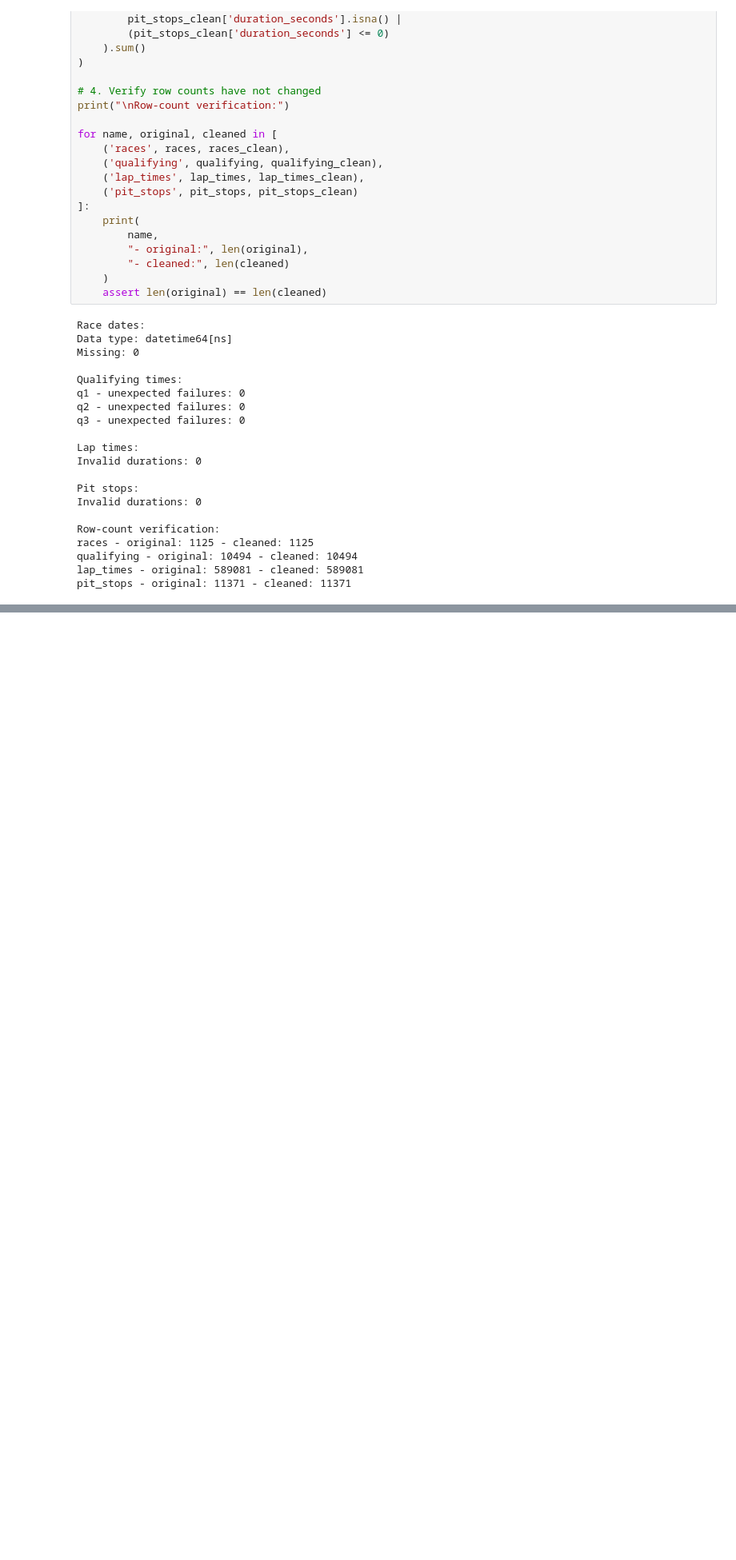
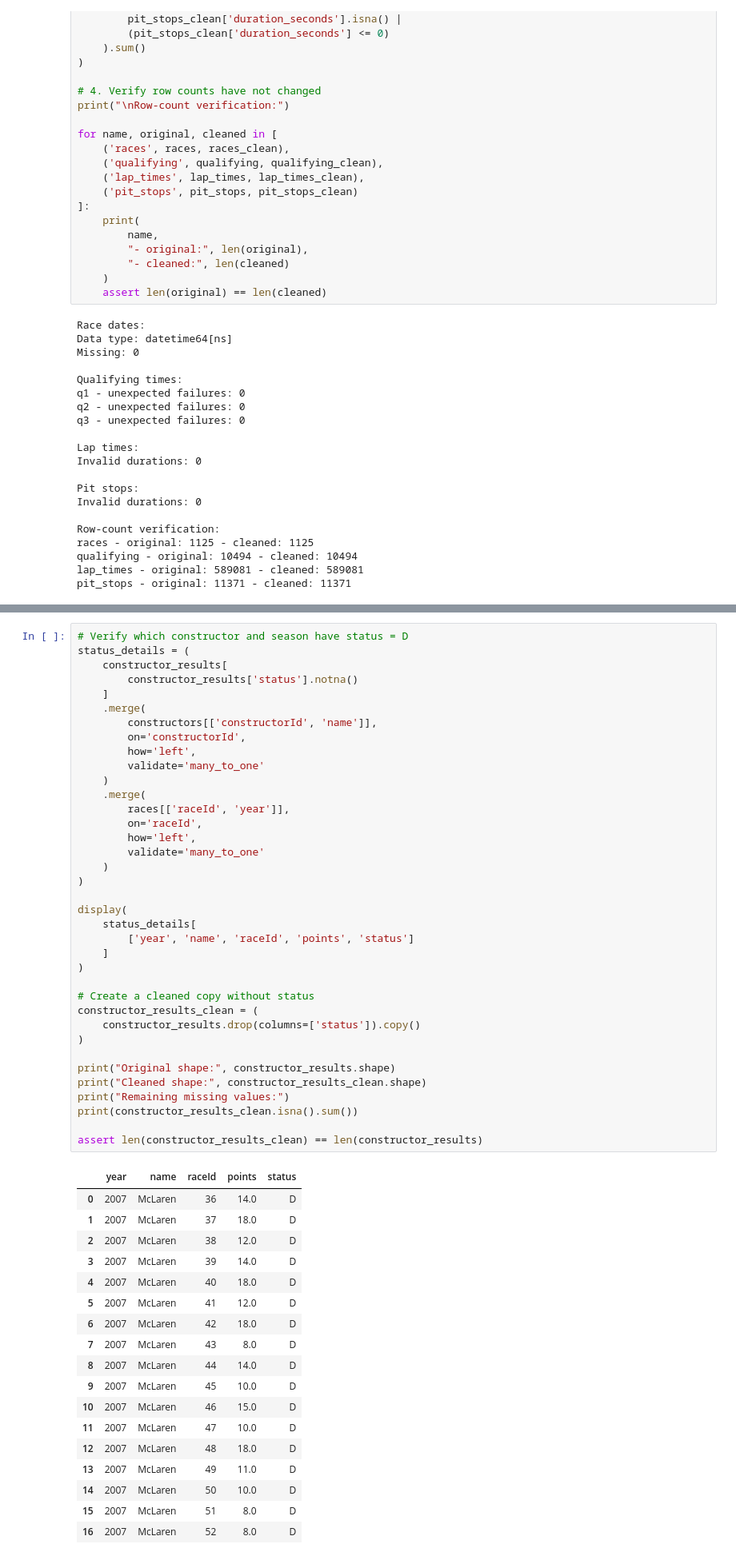
Before and after one commit to rolamedhat/team9_ACL, a Jupyter notebook: milestone1.ipynb, the cells around one changed output, grey strips where cells are left out. Shown at 80% size. Saved outputs shown, nothing was run; the diff lists cells and outputs as text; blank space fills up the shorter version.

```diff
--- a/milestone1.ipynb
+++ b/milestone1.ipynb
@@ -1472,0 +1683,56 @@ pit_stops - original: 11371 - cleaned: 11371
+# %%
+# Verify which constructor and season have status = D
+status_details = (
+    constructor_results[
+        constructor_results['status'].notna()
+    ]
+    .merge(
+        constructors[['constructorId', 'name']],
+        on='constructorId',
+        how='left',
+        validate='many_to_one'
+    )
+    .merge(
+        races[['raceId', 'year']],
+        on='raceId',
+        how='left',
+        validate='many_to_one'
+    )
+)
+
+display(
+    status_details[
+        ['year', 'name', 'raceId', 'points', 'status']
+    ]
+)
+
+# Create a cleaned copy without status
+constructor_results_clean = (
+    constructor_results.drop(columns=['status']).copy()
+)
+
+print("Original shape:", constructor_results.shape)
+print("Cleaned shape:", constructor_results_clean.shape)
+print("Remaining missing values:")
+print(constructor_results_clean.isna().sum())
+
+assert len(constructor_results_clean) == len(constructor_results)
+# %% [output]
+|  | year | name | raceId | points | status |
+| 0 | 2007 | McLaren | 36 | 14.0 | D |
+| 1 | 2007 | McLaren | 37 | 18.0 | D |
+| 2 | 2007 | McLaren | 38 | 12.0 | D |
+| 3 | 2007 | McLaren | 39 | 14.0 | D |
+| 4 | 2007 | McLaren | 40 | 18.0 | D |
+| 5 | 2007 | McLaren | 41 | 12.0 | D |
+| 6 | 2007 | McLaren | 42 | 18.0 | D |
+| 7 | 2007 | McLaren | 43 | 8.0 | D |
+| 8 | 2007 | McLaren | 44 | 14.0 | D |
+| 9 | 2007 | McLaren | 45 | 10.0 | D |
+| 10 | 2007 | McLaren | 46 | 15.0 | D |
+| 11 | 2007 | McLaren | 47 | 10.0 | D |
+| 12 | 2007 | McLaren | 48 | 18.0 | D |
+| 13 | 2007 | McLaren | 49 | 11.0 | D |
+| 14 | 2007 | McLaren | 50 | 10.0 | D |
+| 15 | 2007 | McLaren | 51 | 8.0 | D |
+| 16 | 2007 | McLaren | 52 | 8.0 | D |
```
Also changed, not shown: parts of 11 cells of this notebook.
